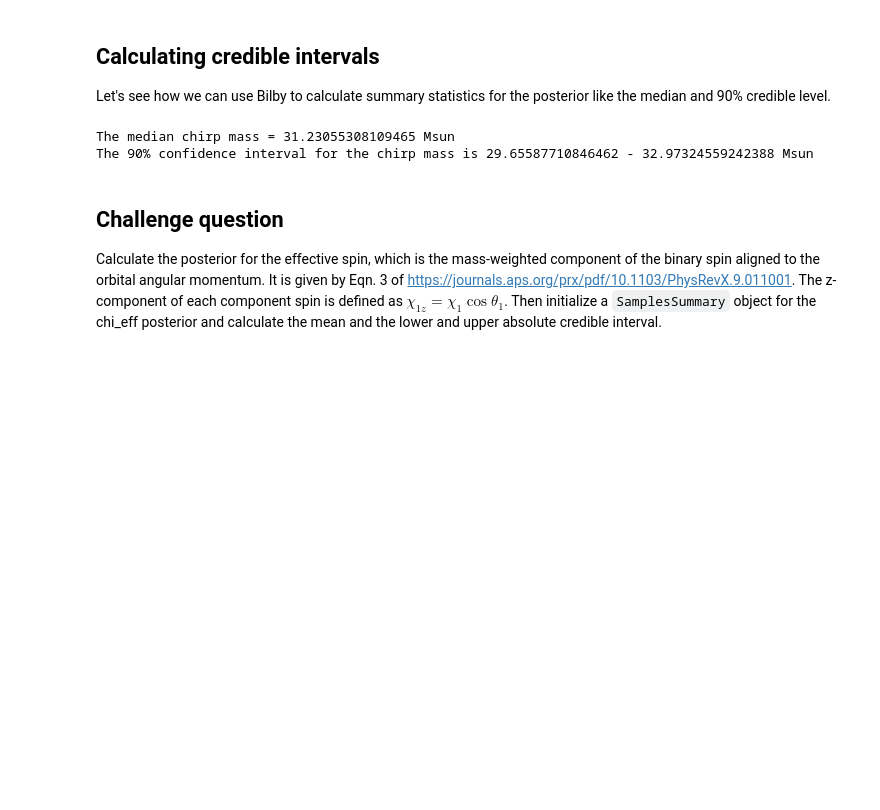
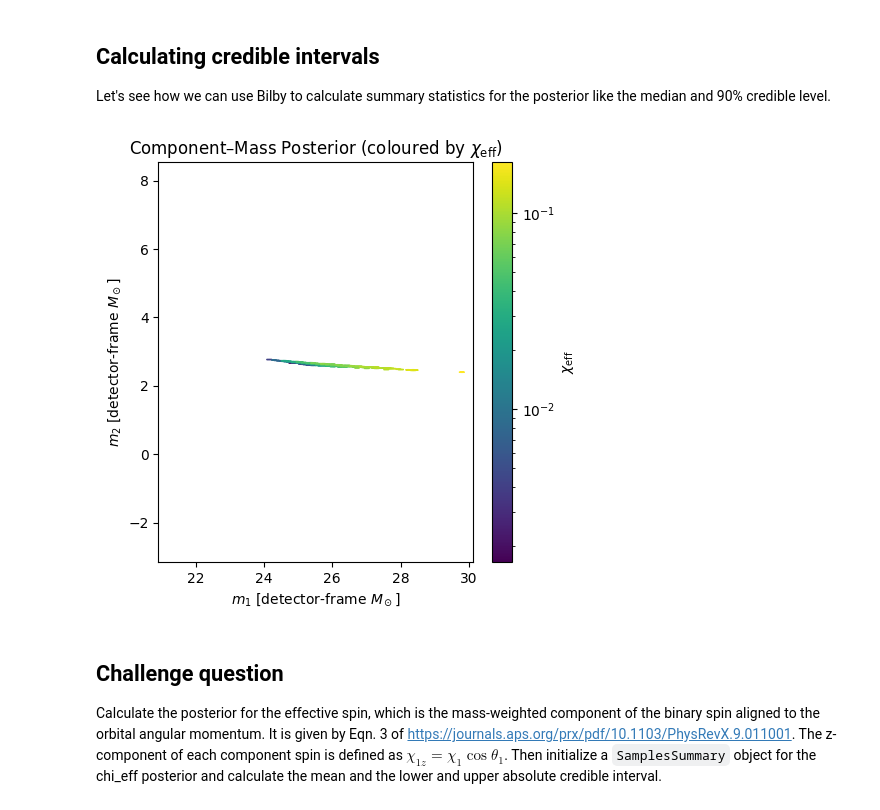
Before and after one commit to saatour/GW170817, a Jupyter notebook: GW190817_Corners.ipynb, the cells around one changed output. Cells and saved outputs as stored; diff of their text form; code cells hidden in the pictures; blank space fills up the shorter version.

```diff
--- a/GW190817_Corners.ipynb
+++ b/GW190817_Corners.ipynb
@@ -46,0 +41,6 @@ posterior = h5py.File(posterior_file, 'r')
+# %%
+# Open the posterior file
+posterior_file = f'./{event_label}_posterior_samples.h5'
+posterior = h5py.File(posterior_file, 'r')
+
+print("Top-level groups:", list(posterior.keys()))
@@ -154,19 +211,28 @@ corner.corner(samples[['m1_source_frame_Msun','m2_source_frame_Msun','redshift']
 # %% [markdown]
 ## Calculating credible intervals
 Let's see how we can use Bilby to calculate summary statistics for the posterior like the median and 90% credible level.
-# %%
-import bilby
-# calculate the detector frame chirp mass
-mchirp = ((samples['m1_detector_frame_Msun'] * samples['m2_detector_frame_Msun'])**(3./5))/\
-         (samples['m1_detector_frame_Msun'] + samples['m2_detector_frame_Msun'])**(1./5)
-# initialize a SampleSummary object to describe the chirp mass posterior samples
-chirp_mass_samples_summary = bilby.core.utils.SamplesSummary(samples=mchirp, average='median')
-print('The median chirp mass = {} Msun'.format(chirp_mass_samples_summary.median))
-print('The 90% confidence interval for the chirp mass is {} - {} Msun'.format(chirp_mass_samples_summary.lower_absolute_credible_interval,
-                                                                        chirp_mass_samples_summary.upper_absolute_credible_interval))
-# %% [output]
-The median chirp mass = 31.23055308109465 Msun
-The 90% confidence interval for the chirp mass is 29.65587710846462 - 32.97324559242388 Msun
+# %%
+import matplotlib.pyplot as plt
+
+plt.figure(figsize=(5,5))
+hb = plt.hexbin(
+    samples["m1_detector_frame_Msun"],
+    samples["m2_detector_frame_Msun"],
+    C=samples.get("chi_eff", None),
+    gridsize=60, bins="log"  # no explicit cmap per your style rules
+)
+
+plt.xlabel(r"$m_1$ [detector-frame $M_\odot$]")
+plt.ylabel(r"$m_2$ [detector-frame $M_\odot$]")
+plt.title(r"Component–Mass Posterior (coloured by $\chi_{\mathrm{eff}}$)")
+cb = plt.colorbar()
+cb.set_label(r"$\chi_{\mathrm{eff}}$")
+
+plt.axis("equal")
+plt.tight_layout()
+plt.show()
+# %% [output]
+[figure, added]
 # %% [markdown]
 ## Challenge question
 Calculate the posterior for the effective spin, which is the mass-weighted component of the binary spin aligned to the orbital angular momentum. It is given by Eqn. 3 of https://journals.aps.org/prx/pdf/10.1103/PhysRevX.9.011001. The z-component of each component spin is defined as $\chi_{1z} = \chi_{1}\cos{\theta_{1}}$. Then initialize a `SamplesSummary` object for the chi_eff posterior and calculate the mean and the lower and upper absolute credible interval.
```
Also changed, not shown: parts of 32 cells of this notebook.
